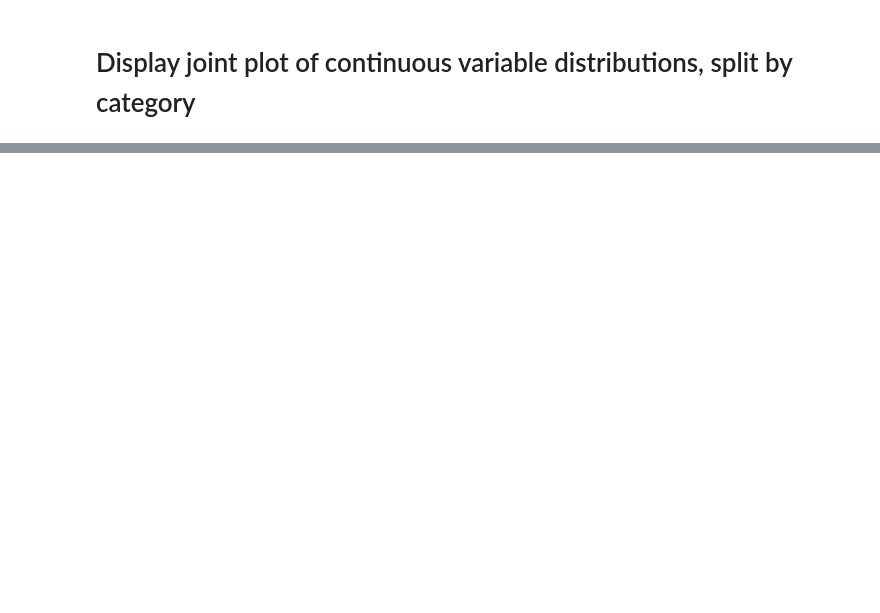
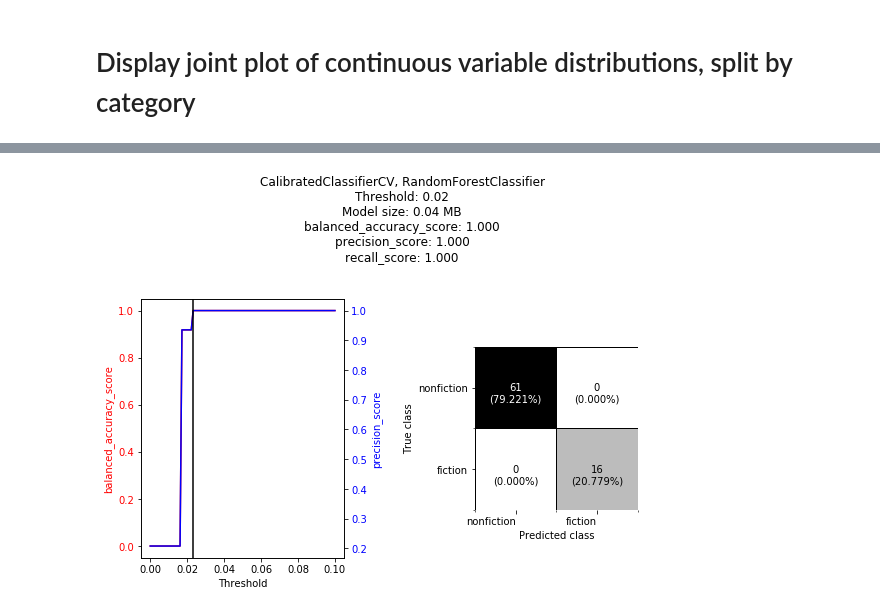
Before and after one commit to craig0a/utilities, a Jupyter notebook: Plotting_demos.ipynb, the cells around one changed output, grey strips where cells are left out. Saved outputs shown, nothing was run; the diff lists cells and outputs as text; code cells hidden in the pictures; blank space fills up the shorter version.

```diff
--- a/Plotting_demos.ipynb
+++ b/Plotting_demos.ipynb
@@ -139,0 +239,17 @@ for name, group in grouped_data:
+# %%
+estimators = [RandomForestClassifier(),
+              #ExtraTreesClassifier(),
+              #AdaBoostClassifier(),
+              #GradientBoostingClassifier()
+             ]
+
+metrics_args = [(balanced_accuracy_score , {'adjusted': True}),
+                (precision_score, {'average': 'micro'}),
+                (recall_score, {'average': 'micro'})]
+
+for estimator in estimators:
+    mr_dev_type, mr_dev_probs, fig, ax = plot_classifier_performance(estimator, metrics_args,
+                                                                     f_train, r_train, f_dev, r_dev,
+                                                                     thresholds = np.linspace(0, 0.1,100))
+# %% [output]
+[figure, added]
```
Also changed, not shown: parts of 11 cells of this notebook, 1 other file.
